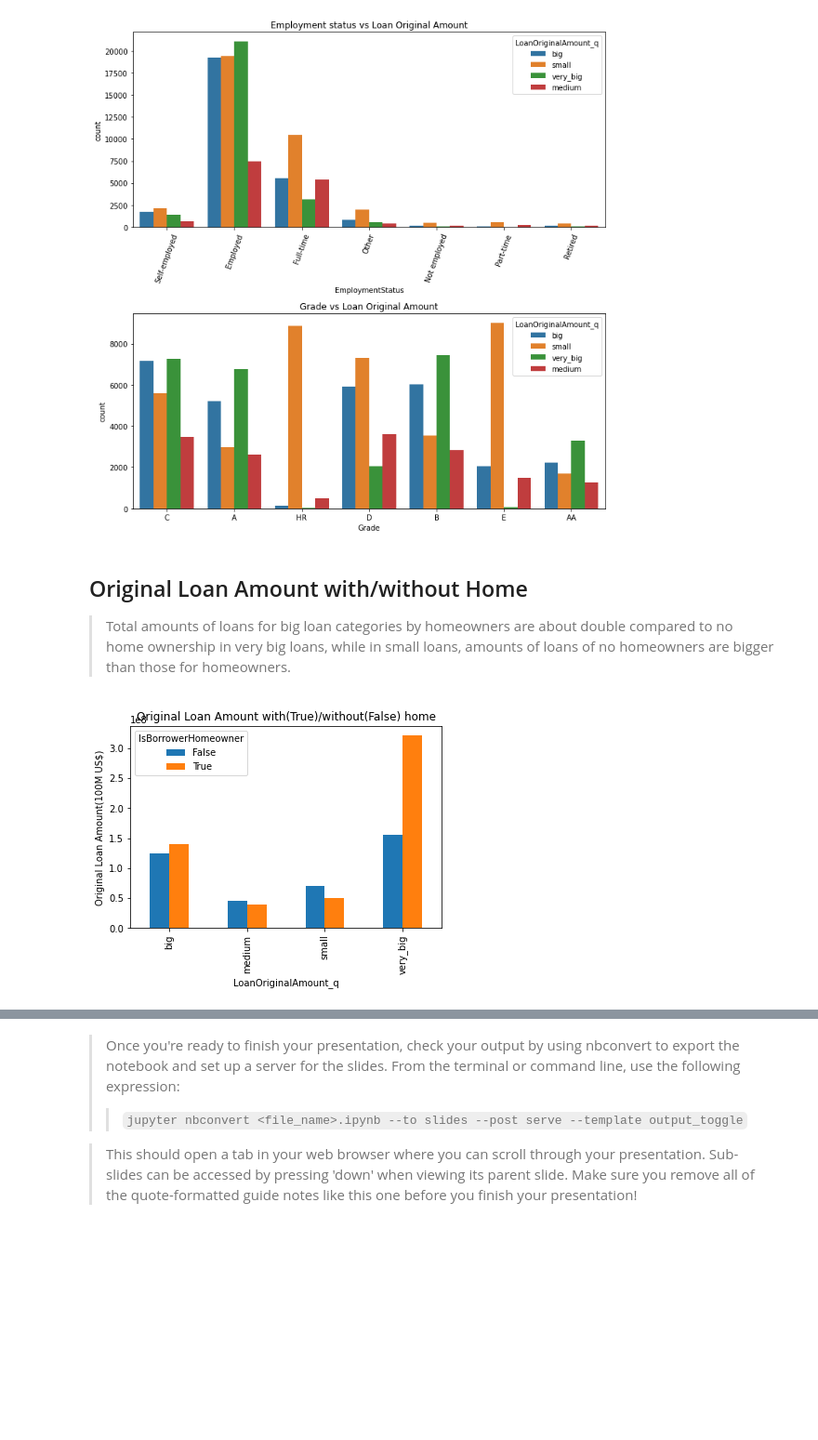
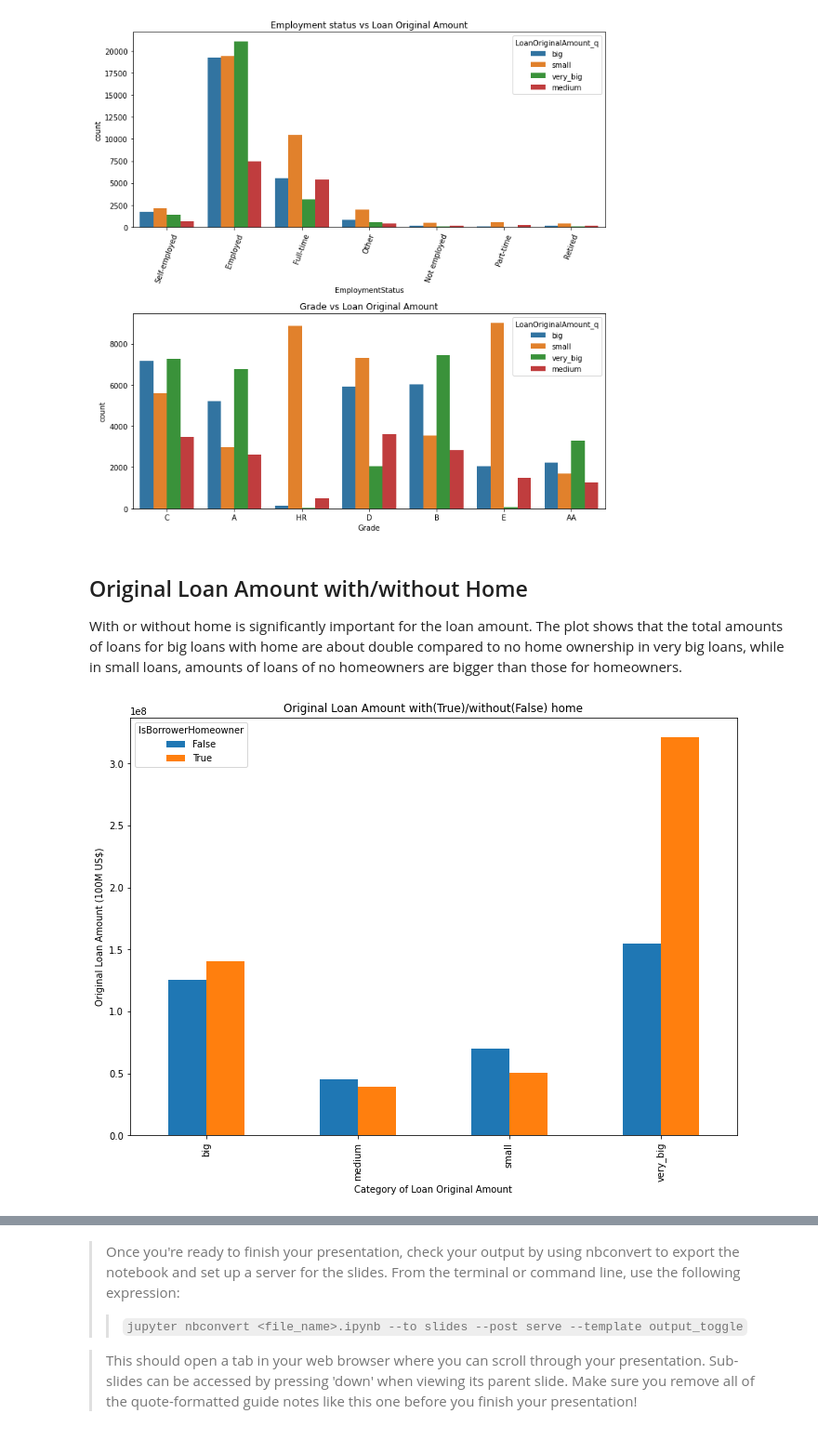
Before and after one commit to wythe0513/Prosper_Loan, a Jupyter notebook: slide_deck_template.ipynb, the cells around one changed output, grey strips where cells are left out. Shown: that part at 93% size. Saved outputs shown, nothing was run; the diff lists cells and outputs as text; code cells hidden in the pictures; blank space fills up the shorter version.

```diff
--- a/slide_deck_template.ipynb
+++ b/slide_deck_template.ipynb
@@ -88,13 +86,14 @@ plt.tight_layout();
 # %% [markdown]
 ## Original Loan Amount with/without Home
 
-> Total amounts of loans for big loan categories by homeowners are about  double compared to no home ownership in very big loans, while in small loans, amounts of loans of no homeowners are bigger than those for homeowners.
+With or without home is significantly important for the loan amount. The plot shows that the total amounts of loans for big loans with home are about double compared to no home ownership in very big loans, while in small loans, amounts of loans of no homeowners are bigger than those for homeowners.
 # %%
 # differences of loan amount with/without home
 pivot_loanamount=loan.pivot_table('LoanOriginalAmount', index='LoanOriginalAmount_q',
                                   columns='IsBorrowerHomeowner', aggfunc='sum')
-pivot_loanamount.plot(kind='bar');
-plt.ylabel('Original Loan Amount(100M US$)');
+pivot_loanamount.plot(kind='bar',figsize=[11.69,8.27] );
+plt.xlabel('Category of Loan Original Amount')
+plt.ylabel('Original Loan Amount (100M US$)');
 plt.title('Original Loan Amount with(True)/without(False) home');
 # %% [output]
-[figure, old version]
+[figure, new version]
```
Also changed, not shown: parts of 7 cells of this notebook.
